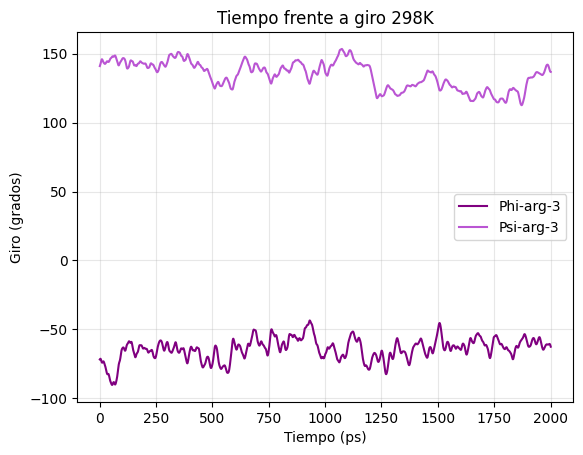
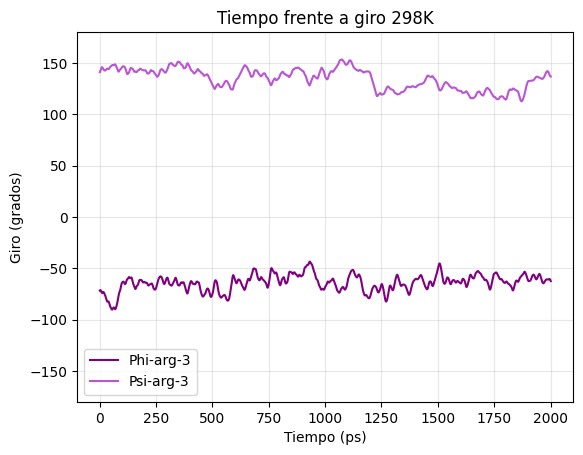
The notebook cell's code change between the first figure and the second:
--- before
+++ after
@@ -6,4 +6,5 @@
 plt.title("Tiempo frente a giro 298K") 
 plt.legend()
+plt.ylim(-180,180)
 plt.grid(alpha=0.3)
 plt.show()

Commit: Añadimos límites ylim